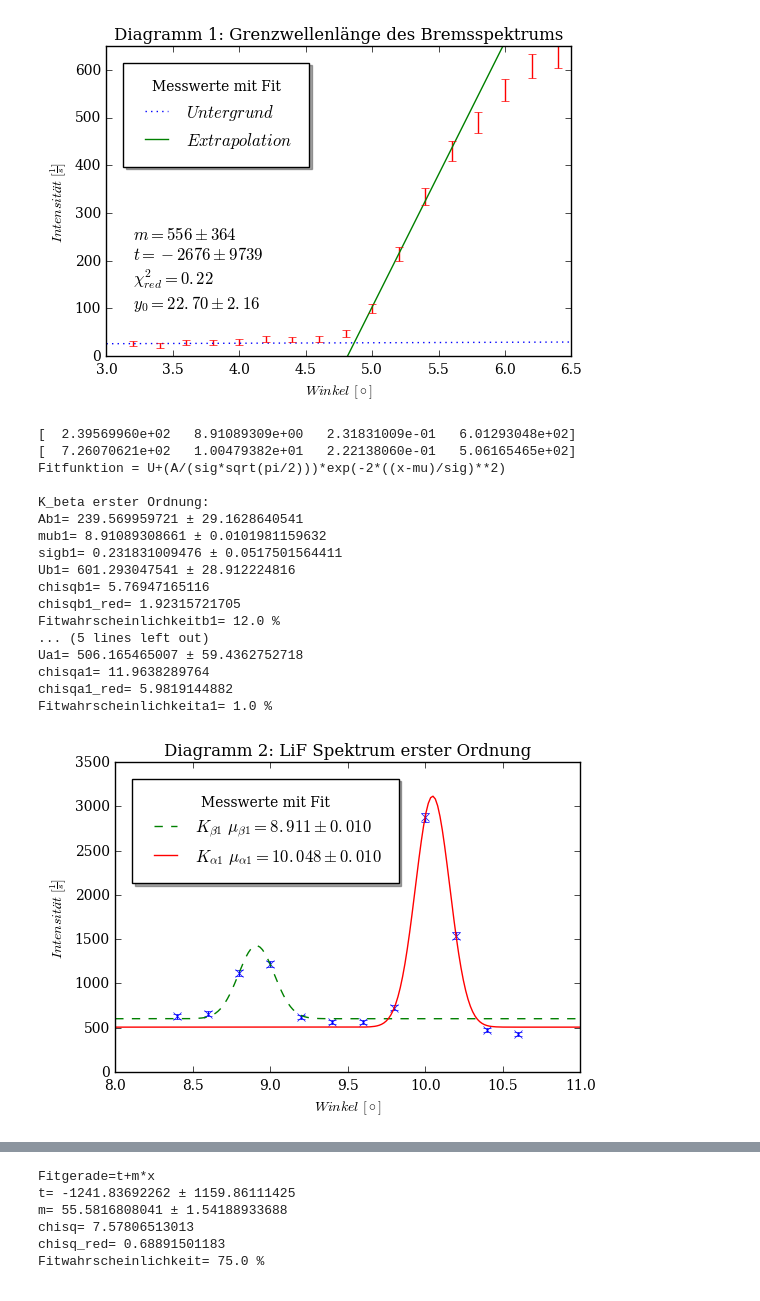
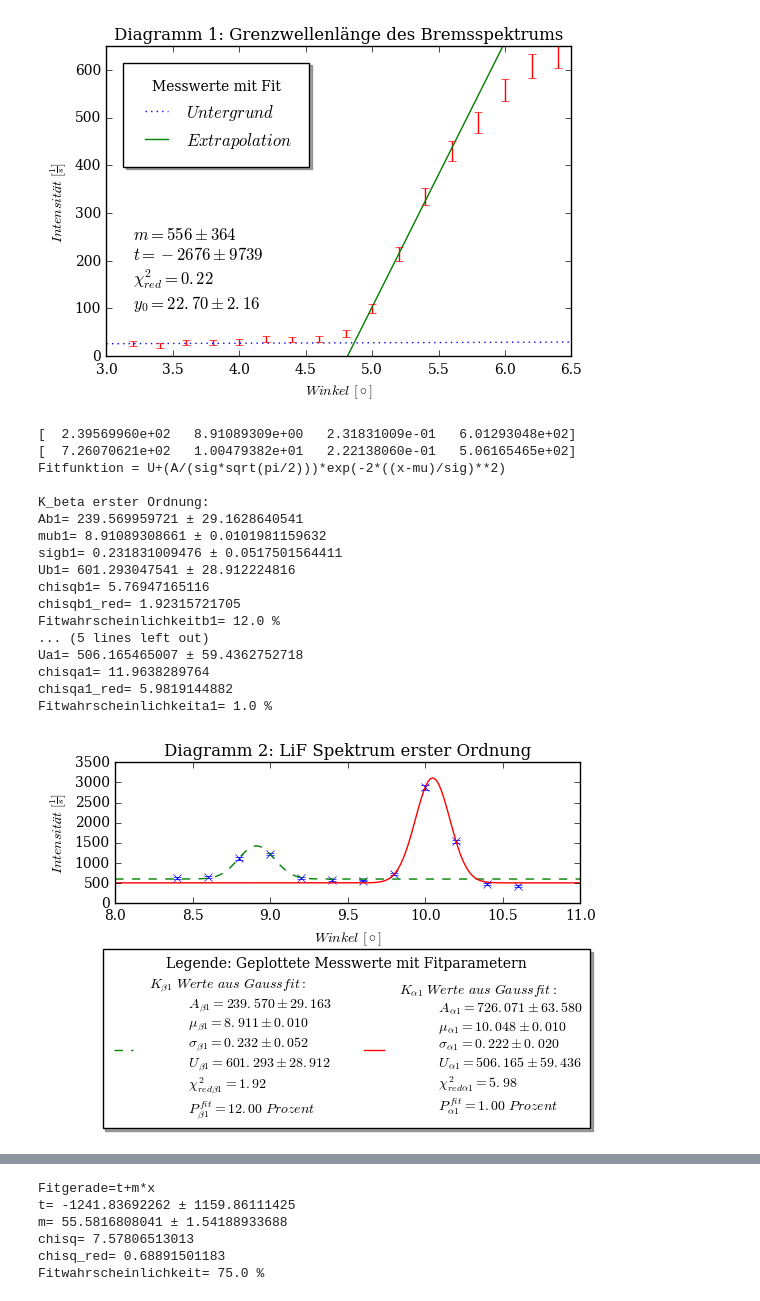
Before and after one commit to woskar/pap2-lab-training, a Jupyter notebook: v255/v255_spektrometer.ipynb, the cells around one changed output, grey strips where cells are left out. Cells and saved outputs as stored; diff of their text form; code cells hidden in the pictures.

Commit message:
plots finally look satisfying

```diff
--- a/v255/v255_spektrometer.ipynb
+++ b/v255/v255_spektrometer.ipynb
@@ -144,16 +144,37 @@ proba1=round(1-chi2.cdf(chisqa1,dofb1),2)*100
 
 
 #Plotten der Punkte und des Fits
+
+plt.subplot(211)
 plt.errorbar(ang3, int3,yerr=dint3, linestyle='none', marker='x')
-plt.plot(x3, gauss(x3, *poptb1), linestyle='--', label='$K_{\\beta1}\ \\mu_{\\beta1}=%.3f\pm%.3f$' %(poptb1[1], np.sqrt(pcovb1[1][1])))
-plt.plot(x3, gauss(x3, *popta1), label='$K_{\\alpha1}\ \\mu_{\\alpha1}=%.3f\pm%.3f$' %(popta1[1], np.sqrt(pcova1[1][1])))
+plt.plot(x3, gauss(x3, *poptb1), linestyle='--',
+         label='$K_{\\beta1}\ Werte\ aus\ Gaussfit:$ \n\
+         $A_{\\beta1}=%.3f\pm%.3f$ \n\
+         $\\mu_{\\beta1}=%.3f\pm%.3f$ \n\
+         $\\sigma_{\\beta1}=%.3f\pm%.3f$ \n\
+         $U_{\\beta1}=%.3f\pm%.3f$ \n\
+         $\\chi_{red\\beta1}^{2}=%.2f$ \n\
+         $P_{\\beta1}^{fit}=%.2f\ Prozent$'
+         %(poptb1[0], perrb1[0], poptb1[1], perrb1[1], poptb1[2], perrb1[2], poptb1[3], perrb1[3], chisqb1_red, probb1))
+
+plt.plot(x3, gauss(x3, *popta1),
+         label='$K_{\\alpha1}\ Werte\ aus\ Gaussfit:$ \n\
+         $A_{\\alpha1}=%.3f\pm%.3f$ \n\
+         $\\mu_{\\alpha1}=%.3f\pm%.3f$ \n\
+         $\\sigma_{\\alpha1}=%.3f\pm%.3f$ \n\
+         $U_{\\alpha1}=%.3f\pm%.3f$ \n\
+         $\\chi_{red\\alpha1}^{2}=%.2f$ \n\
+         $P_{\\alpha1}^{fit}=%.2f\ Prozent$'
+         %(popta1[0], perra1[0], popta1[1], perra1[1], popta1[2], perra1[2], popta1[3], perra1[3], chisqa1_red, proba1))
+
+
 plt.xlabel('$Winkel\ [\circ]$')
 plt.ylabel('$Intensität\ [\\frac{1}{s}]$')
 plt.title('Diagramm 2: LiF Spektrum erster Ordnung')
 plt.rcParams["font.family"]='serif'
-plt.legend(title='Messwerte mit Fit', borderpad=1, borderaxespad=1, loc='best', shadow='true')
+plt.legend(title='Legende: Geplottete Messwerte mit Fitparametern', borderpad=0.5, borderaxespad=3.3, shadow='true', fontsize=10, bbox_to_anchor=(1.12, 0), loc='upper right', ncol=2)
 #plt.axis((3, 6.2, 0, 600))
-#\chi_{red}^{2}=%.2f\pm%.2f
+
 
 
 #Ausgeben der rohen Werte
@@ -171,31 +192,31 @@ print('chisqb1_red=',chisqb1_red)
 print('Fitwahrscheinlichkeitb1=',probb1,'%')
 print(' ')
 print('K_alpha erster Ordnung:')
 print('Aa1=',popta1[0],'±',perra1[0])
 print('mua1=',popta1[1],'±',perra1[1])
 print('siga1=',popta1[2],'±',perra1[2])
 print('Ua1=',popta1[3],'±',perra1[3])
 print('chisqa1=',chisqa1)
 print('chisqa1_red=',chisqa1_red)
 print('Fitwahrscheinlichkeita1=',proba1,'%')
 
 #plt.savefig('v255_2.pdf',format='pdf')
 # %% [output]
 [  2.39569960e+02   8.91089309e+00   2.31831009e-01   6.01293048e+02]
 [  7.26070621e+02   1.00479382e+01   2.22138060e-01   5.06165465e+02]
 Fitfunktion = U+(A/(sig*sqrt(pi/2)))*exp(-2*((x-mu)/sig)**2)
 
 K_beta erster Ordnung:
 Ab1= 239.569959721 ± 29.1628640541
 mub1= 8.91089308661 ± 0.0101981159632
 sigb1= 0.231831009476 ± 0.0517501564411
 Ub1= 601.293047541 ± 28.912224816
 chisqb1= 5.76947165116
 chisqb1_red= 1.92315721705
 Fitwahrscheinlichkeitb1= 12.0 %
 ... (5 lines left out)
 Ua1= 506.165465007 ± 59.4362752718
 chisqa1= 11.9638289764
 chisqa1_red= 5.9819144882
 Fitwahrscheinlichkeita1= 1.0 %
-[figure, old version]
+[figure, new version]
```
Also changed, not shown: parts of 4 cells of this notebook, 4 other files.
